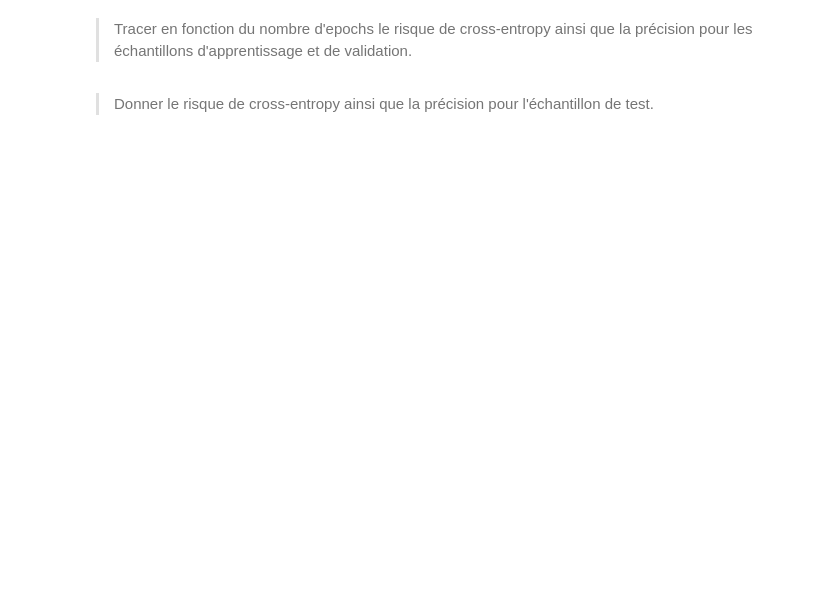
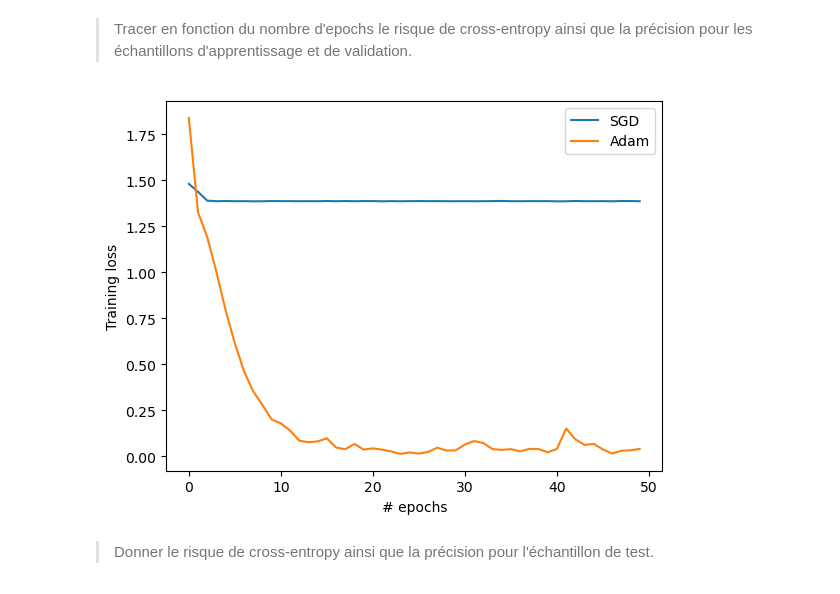
Before and after one commit to dgalemb/STASC, a Jupyter notebook: TP5.ipynb, the cells around one changed output. Saved outputs shown, nothing was run; the diff lists cells and outputs as text; code cells hidden in the pictures; blank space fills up the shorter version.

```diff
--- a/TP5.ipynb
+++ b/TP5.ipynb
@@ -158,7 +154,7 @@ array([[1., 0., 0., 0.],
 # %% [markdown]
 > Séparer  aléatoirement les données en un échantillon d'apprentissage (80%) et un échantillon de test (20%). Assurez-vous que les données d'apprentissage prennent bien la forme d'un tableau de dimension 4.
 # %%
-X_train, X_test, y_train, y_test = train_test_split(img_data, labels, test_size=0.2)
+X_train, X_test, y_train, y_test = train_test_split(img_data_reshape, labels, test_size=0.2)
 # %% [markdown]
 ## Définition de l'architecture du modèle
 # %% [markdown]
@@ -272,3 +351,8 @@ On a bien que pour la troisième couche 9248 =
 > Ajuster le modèle
 - avec la méthode sgd (avec un taux d'apprentissage de 0.01 et momentum de 0.9)
 - puis la méthode adam.
+# %%
+sgd = SGD(learning_rate=0.01, momentum = 0.9)
+my_first_CNN.compile(optimizer=sgd, loss='categorical_crossentropy', metrics=['accuracy'])
+history1 = my_first_CNN.fit(X_train, y_train, epochs=50,
+                     batch_size=16,verbose=0)
@@ -274,0 +362,23 @@ On a bien que pour la troisième couche 9248 =
+# %%
+my_second_CNN = Sequential(
+    [
+        Input(shape=input_shape),
+        layers.Conv2D(32, kernel_size=(3, 3), padding="same"),
+        layers.ReLU(),
+        layers.Conv2D(32, kernel_size=(3, 3), padding="same"),
+        layers.ReLU(),
+        layers.MaxPooling2D(pool_size=(2, 2)),
+        layers.Dropout(0.5),
+        layers.Conv2D(64, kernel_size=(3, 3), padding="same"),
+        layers.MaxPooling2D(pool_size=(2, 2)),
+        layers.Dropout(0.5),
+        layers.Flatten(),
+        layers.Dense(64, activation='relu'),
+        layers.Dropout(0.5),
+        layers.Dense(4, activation="softmax"),
+    ]
+)
+
+my_second_CNN.compile(optimizer='Adam', loss='categorical_crossentropy', metrics=['accuracy'])
+history2 = my_second_CNN.fit(X_train, y_train, epochs=50,
+                     batch_size=16,verbose=0)
@@ -275,4 +387,13 @@ On a bien que pour la troisième couche 9248 =
 # %% [markdown]
 > Tracer en fonction du nombre d'epochs le risque de cross-entropy ainsi que la précision pour les échantillons d'apprentissage et de validation.
+# %%
+plt.plot(history1.history['loss'],label = "SGD")
+plt.plot(history2.history['loss'],label = "Adam")
+plt.xlabel('# epochs')
+plt.ylabel('Training loss')
+#plt.ylim(0, 6)
+plt.legend(loc='best');
+# %% [output]
+[figure, added]
 # %% [markdown]
 > Donner le risque de cross-entropy ainsi que la précision pour l'échantillon de test.
```
Also changed, not shown: parts of 36 cells of this notebook, 5 other files.
